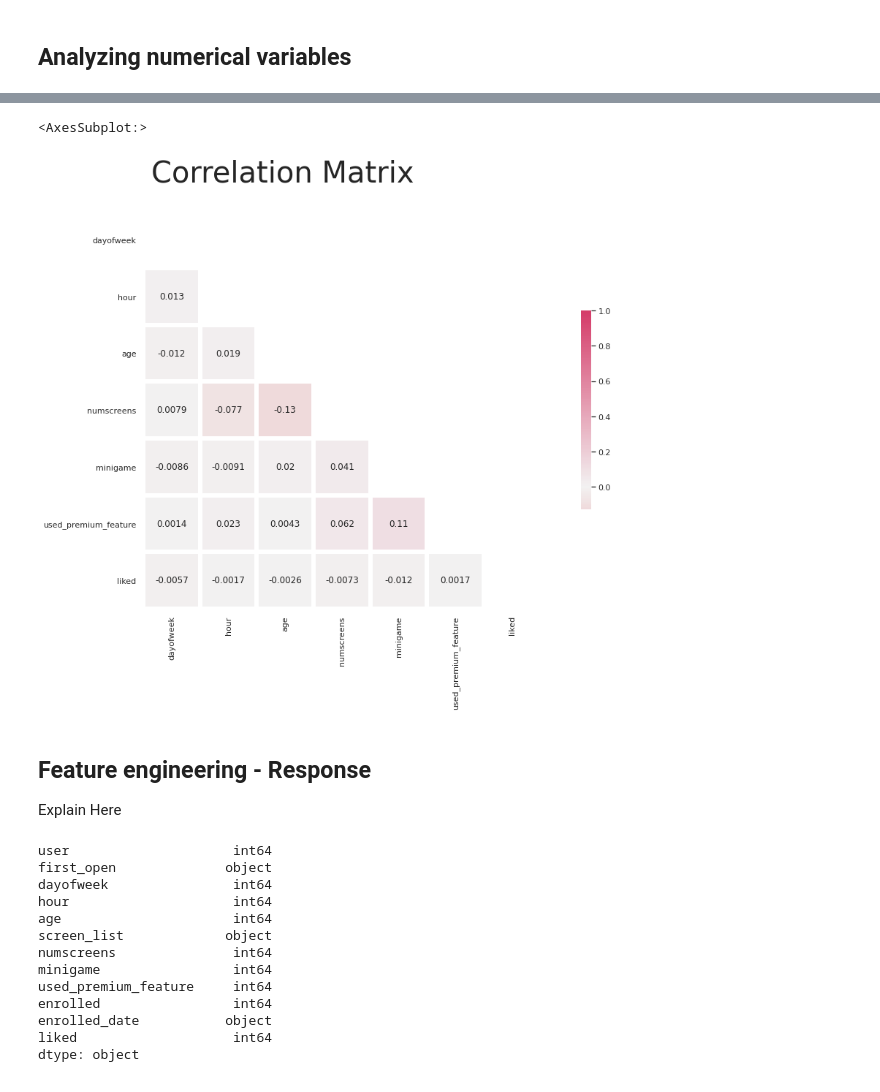
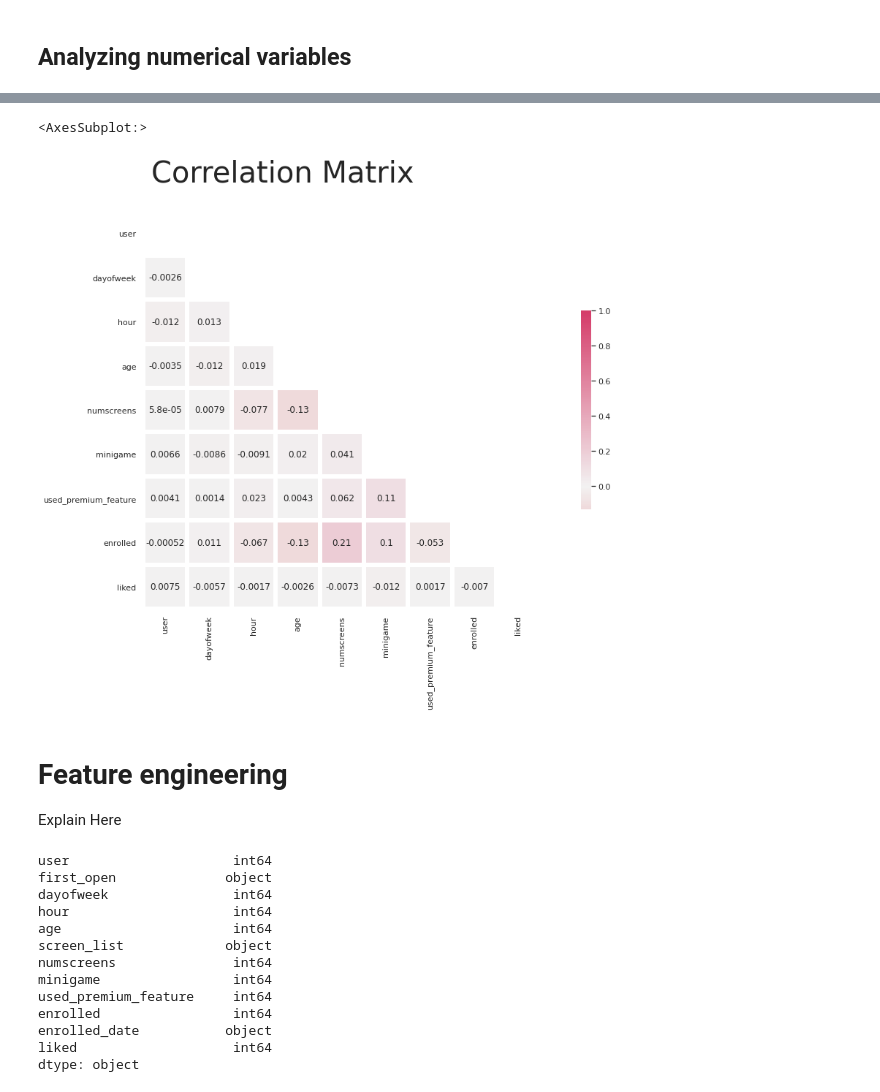
Before and after one commit to IgorMeloS/Machine-Learning, a Jupyter notebook: 3 - Classification/3 - Directing Custumers to Subscription Through Beheavior Analysis/Directing_cstaba.ipynb, the cells around one changed output, grey strips where cells are left out. Cells and saved outputs as stored; diff of their text form; code cells hidden in the pictures.

```diff
--- a/3 - Classification/3 - Directing Custumers to Subscription Through Beheavior Analysis/Directing_cstaba.ipynb
+++ b/3 - Classification/3 - Directing Custumers to Subscription Through Beheavior Analysis/Directing_cstaba.ipynb
@@ -199,22 +198,22 @@ dataset.corrwith(dataset.enrolled).plot.bar(figsize = (20,10),
 # %%
 sns.set(style='white', font_scale= 1)
-corr = dataset2.corr() # here we compute the correlation between numericals variables
+corr = dataset.corr() # here we compute the correlation between numericals variables
 # Generate a mask for the upper triangle
 mask = np.zeros_like(corr, dtype= np.bool) # To generate a numpy array from correlation with true or false
 mask[np.triu_indices_from(mask)] = True # To have the index of the upper triangle
 # Setup the matplotlib figures
 f, ax = plt.subplots(figsize = (20,10))
 f.suptitle('Correlation Matrix', fontsize=40)
 # Generate a custum diverging color map
 cmap = sns.diverging_palette(10, 0, as_cmap=True)
 # Draw the heatmap with the mask and the correct aspect ratio
 sns.heatmap(corr, mask=mask, annot=True, cmap=cmap, vmax=1, center=0,
             square=True, linewidth=5, cbar_kws={'shrink': .5})
 # %% [output]
 <AxesSubplot:>
-[figure, old version]
+[figure, new version]
 # %% [markdown]
-## Feature engineering - Response
+# Feature engineering
 Explain Here
 # %%
 dataset.dtypes
```
Also changed, not shown: parts of 66 cells of this notebook.
